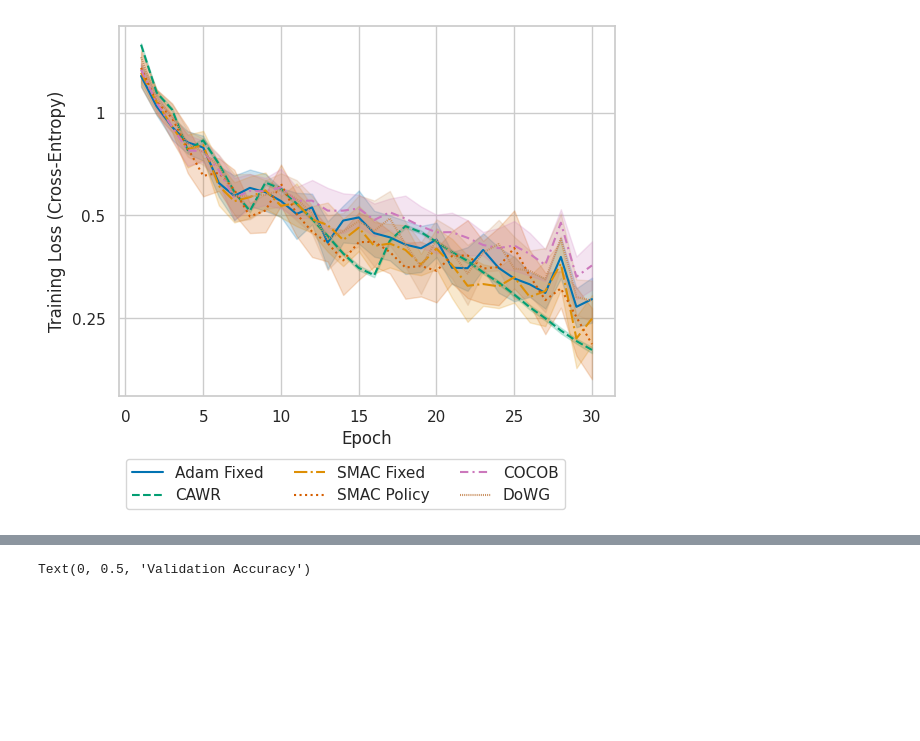
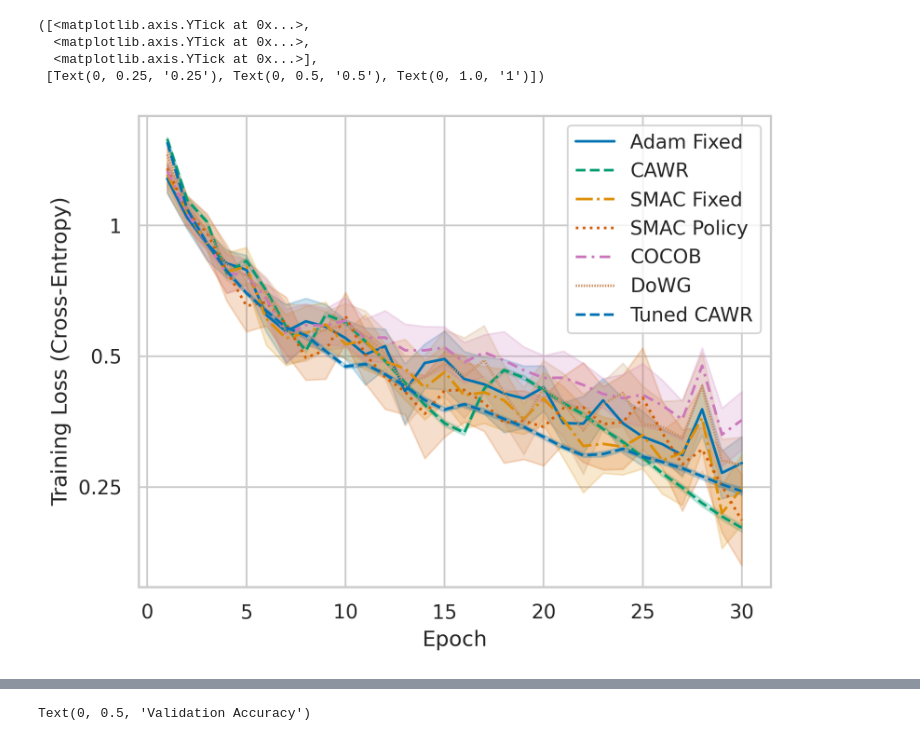
Before and after one commit to MichaHenh/Revisiting_LR_Control, a Jupyter notebook: ba_parameter_free_dac/plotting/plotting_cifar10.ipynb, the cells around one changed output, grey strips where cells are left out. Saved outputs shown, nothing was run; the diff lists cells and outputs as text; code cells hidden in the pictures; blank space fills up the shorter version.

Commit message:
plotting and cli updates

```diff
--- a/ba_parameter_free_dac/plotting/plotting_cifar10.ipynb
+++ b/ba_parameter_free_dac/plotting/plotting_cifar10.ipynb
@@ -36,35 +38,41 @@ def toChunkedDataFrame(glob_path, col_name, col_index, chunk_size):
     return result_df
 
 
-sns.set(rc={"figure.dpi":300, 'savefig.dpi':300})
+sns.set(rc={"figure.dpi":100, 'savefig.dpi':100})
 sns.set_style('whitegrid')
 palette = sns.color_palette("colorblind")
 palette = sns.color_palette([palette[0], palette[2], palette[1], palette[3], palette[4], palette[5]])
 sns.set_palette(palette)
 # %%
-cocob_tl = toDataFrame('./results_cluster/results/COCOB_cifar10_30/*/CustomTrackingWrapper.jsonl', 'training_losses', 3)
+cocob_tl = toDataFrame('../results_cluster/results/COCOB_cifar10_30/*/CustomTrackingWrapper.jsonl', 'training_losses', 3)
 # stormplus_tl = toDataFrame('./results_cluster/results/STORMplus_cifar10/*/CustomTrackingWrapper.jsonl', 'training_losses', 3)
-adam_fixed_tl = toDataFrame('./results_cluster/results/Adam_fixed_cifar10_30/*/CustomTrackingWrapper.jsonl', 'training_losses', 3)
-smac_fixed_tl = toDataFrame('./results_cluster/results/SMAC_fixed_cifar10_30/*/CustomTrackingWrapper.jsonl', 'training_losses', 3)
+adam_fixed_tl = toDataFrame('../results_cluster/results/Adam_fixed_cifar10_30/*/CustomTrackingWrapper.jsonl', 'training_losses', 3)
+smac_fixed_tl = toDataFrame('../results_cluster/results/SMAC_fixed_cifar10_30/*/CustomTrackingWrapper.jsonl', 'training_losses', 3)
 # smac_fixed_tl = smac_fixed_tl.loc[smac_fixed_tl['epoch'] <= 30]
-smac_policy_tl = toDataFrame('./results_cluster/results/smacpolicy_cifar10/*/CustomTrackingWrapper.jsonl', 'training_losses', 3)
-smac_policy_tl_new = toDataFrame('./results_cluster/results/smacpolicy_cifar10_new/*/CustomTrackingWrapper.jsonl', 'training_losses', 3)
-dowg_tl = toDataFrame('./results_cluster/results/DoWG_cifar10_30/*/CustomTrackingWrapper.jsonl', 'training_losses', 3)
-cawr_tl = toChunkedDataFrame('./results_cluster/results/CAWR_cifar10/*/CustomTrackingWrapper.jsonl', 'training_losses', 3, 625)
+smac_policy_tl = toDataFrame('../results_cluster/results/smacpolicy_cifar10/*/CustomTrackingWrapper.jsonl', 'training_losses', 3)
+smac_policy_tl_new = toDataFrame('../results_cluster/results/smacpolicy_cifar10_new/*/CustomTrackingWrapper.jsonl', 'training_losses', 3)
+dowg_tl = toDataFrame('../results_cluster/results/DoWG_cifar10_30/*/CustomTrackingWrapper.jsonl', 'training_losses', 3)
+cawr_tl = toChunkedDataFrame('../results_cluster/results/CAWR_cifar10/*/CustomTrackingWrapper.jsonl', 'training_losses', 3, 625)
+tuned_cawr_tl = toChunkedDataFrame('../results_cluster/results/tuned_CAWR_cifar10_1/*/CustomTrackingWrapper.jsonl', 'training_losses', 3, 625)
 # sns.lineplot(data=stormplus_tl, x='epoch', y='value', label='STORMplus')
 p = sns.lineplot(data=adam_fixed_tl, x='epoch', y='value', label='Adam Fixed', linestyle='solid')
 sns.lineplot(data=cawr_tl, x='epoch', y='value', label='CAWR', linestyle="dashed")
 sns.lineplot(data=smac_fixed_tl, x='epoch', y='value', label='SMAC Fixed', linestyle='dashdot')
 sns.lineplot(data=smac_policy_tl, x='epoch', y='value', label='SMAC Policy', linestyle='dotted')
 sns.lineplot(data=cocob_tl, x='epoch', y='value', label='COCOB', dashes=(4,2,1,2))
 sns.lineplot(data=dowg_tl, x='epoch', y='value', label='DoWG', dashes=(0.5, 0.5))
+sns.lineplot(data=tuned_cawr_tl, x='epoch', y='value', label='Tuned CAWR', linestyle="dashed")
 
 plt.xlabel('Epoch')
 plt.ylabel('Training Loss (Cross-Entropy)')
 plt.yscale('log')
 plt.yticks([0.25, 0.5, 1], ["0.25", "0.5", "1"])
-sns.move_legend(p, 'upper left', bbox_to_anchor=(0, -0.15), ncol=3)
+# sns.move_legend(p, 'upper left', bbox_to_anchor=(0, -0.15), ncol=3)
 # %% [output]
+([<matplotlib.axis.YTick at 0x...>,
+  <matplotlib.axis.YTick at 0x...>,
+  <matplotlib.axis.YTick at 0x...>],
+ [Text(0, 0.25, '0.25'), Text(0, 0.5, '0.5'), Text(0, 1.0, '1')])
-[figure, old version]
+[figure, new version]
 # %%
 
```
Also changed, not shown: parts of 4 cells of this notebook, 3 other files.
